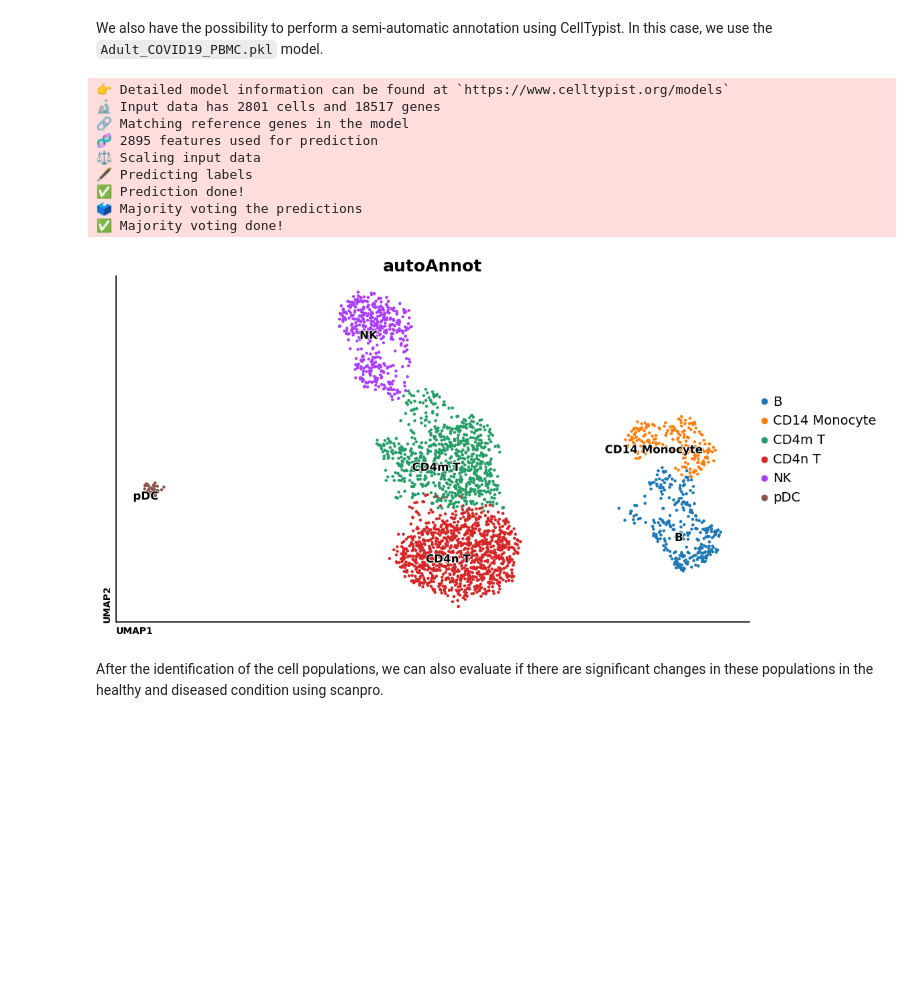
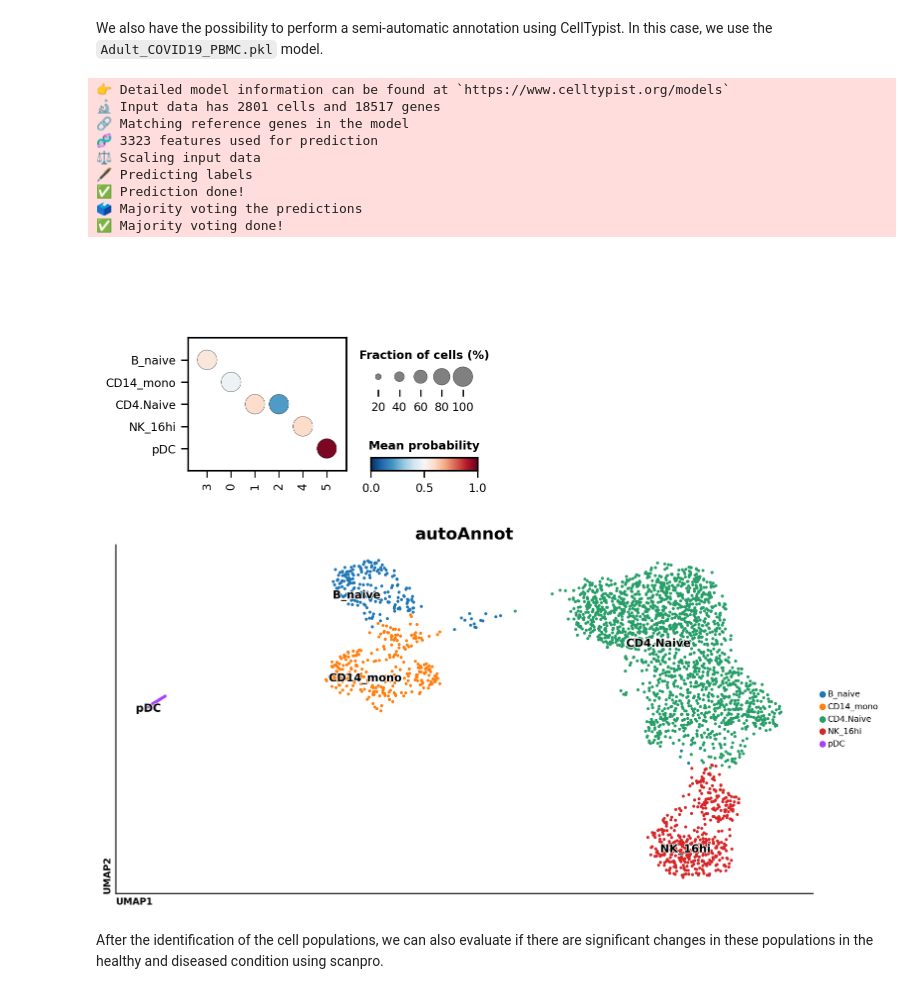
Before and after one commit to davidrm-bio/DOTools_py, a Jupyter notebook: docs/notebooks/example_10X.ipynb, the cells around one changed output. Cells and saved outputs as stored; diff of their text form; code cells hidden in the pictures; blank space fills up the shorter version.

```diff
--- a/docs/notebooks/example_10X.ipynb
+++ b/docs/notebooks/example_10X.ipynb
@@ -172,21 +175,22 @@ do.pl.umap(adata, ['batch', 'leiden'])
 # %% [markdown]
 We also have the possibility to perform a semi-automatic annotation using CellTypist. In this case, we use the  `Adult_COVID19_PBMC.pkl` model.
 # %%
-adata = do.tl.auto_annot(adata, 'leiden', model='Adult_COVID19_PBMC.pkl', convert=False, pl_cell_prob=True)
+adata = do.tl.auto_annot(adata, 'leiden', model='Healthy_COVID19_PBMC.pkl', convert=False, pl_cell_prob=True)
 # %% [output]
 👉 Detailed model information can be found at `https://www.celltypist.org/models`
 🔬 Input data has 2801 cells and 18517 genes
 🔗 Matching reference genes in the model
-🧬 2895 features used for prediction
+🧬 3323 features used for prediction
 ⚖️ Scaling input data
 🖋️ Predicting labels
 ✅ Prediction done!
 🗳️ Majority voting the predictions
 ✅ Majority voting done!
+[figure, added]
 # %%
 do.pl.umap(adata, 'autoAnnot', labels='autoAnnot')
 # %% [output]
-[figure, old version]
+[figure, new version]
 # %% [markdown]
 After the identification of the cell populations, we can also evaluate if there are significant changes in these populations in the healthy and diseased condition using scanpro.
 # %%
```
Also changed, not shown: parts of 11 cells of this notebook, 6 other files.
